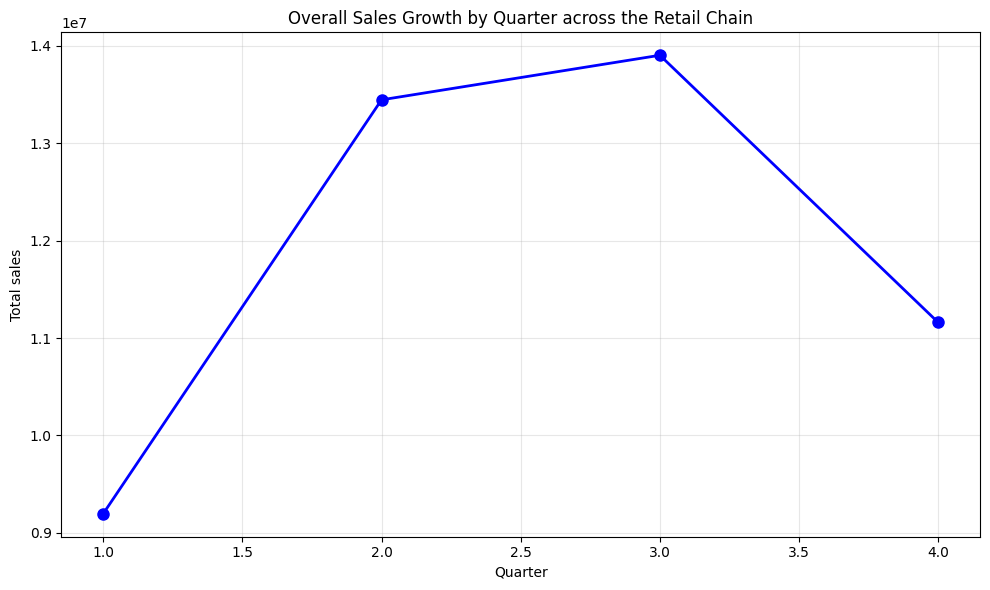
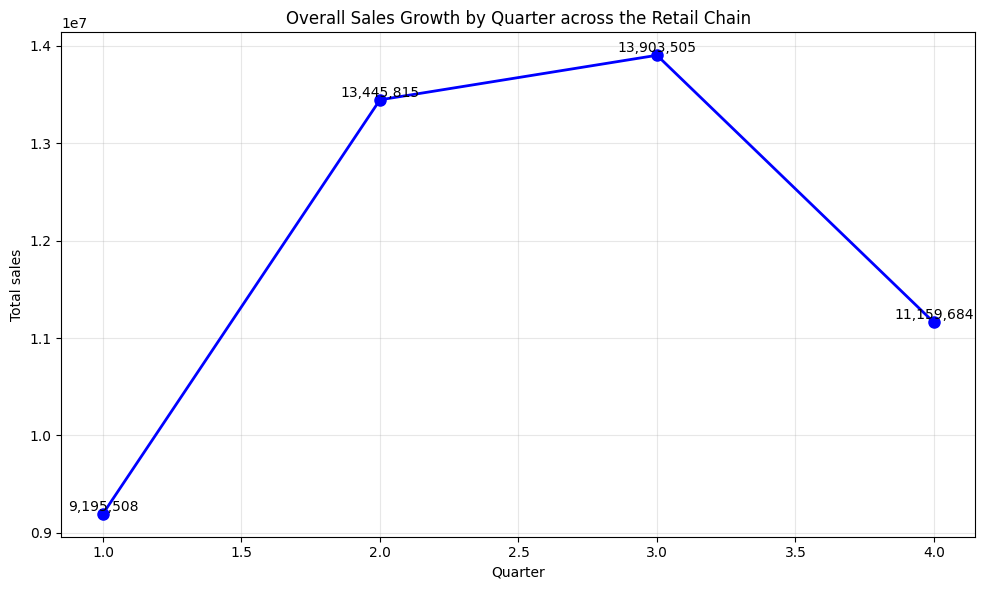
Unified diff of the notebook cell whose output changed from the first chart to the second:
--- before
+++ after
@@ -3,4 +3,6 @@
 plt.figure(figsize=(10, 6))
 plt.plot(x, y, 'b-', linewidth=2, marker='o', markersize=8)
+for i, (xi, yi) in enumerate(zip(x, y)):
+    plt.text(xi, yi, f'{yi:,.0f}', ha='center', va='bottom', fontsize=10)
 plt.xlabel('Quarter')
 plt.ylabel('Total sales')

Commit: Update notebook.ipynb